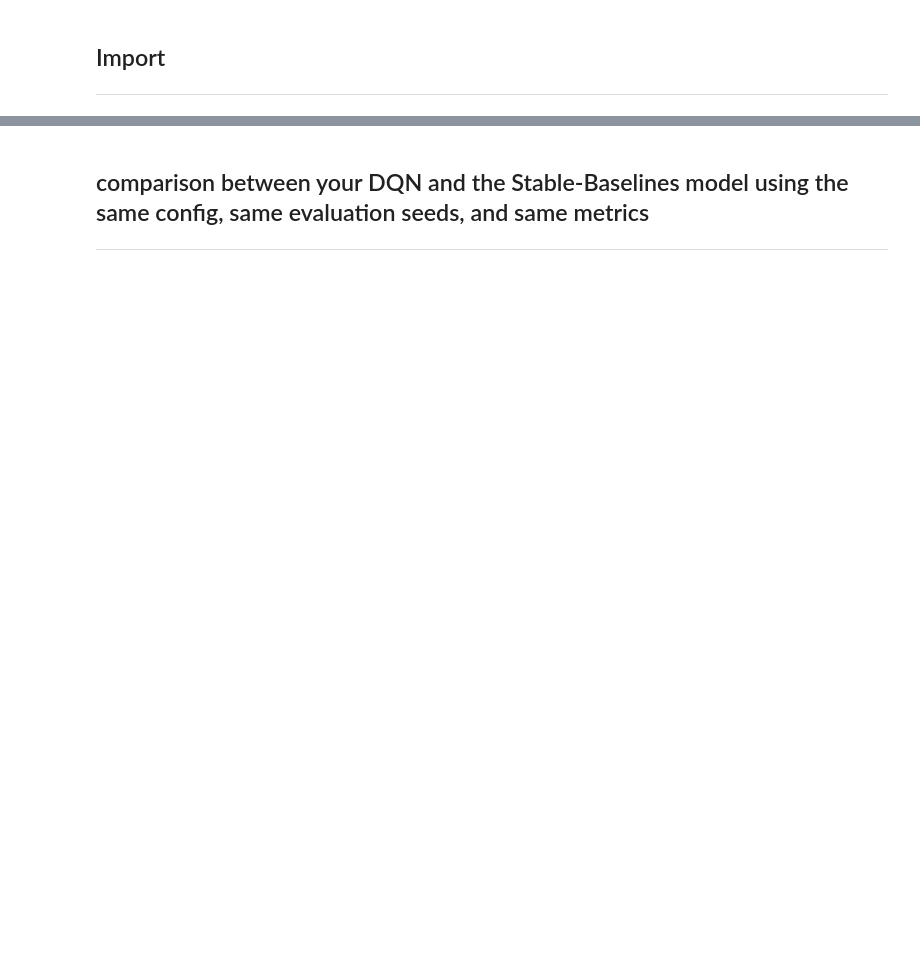
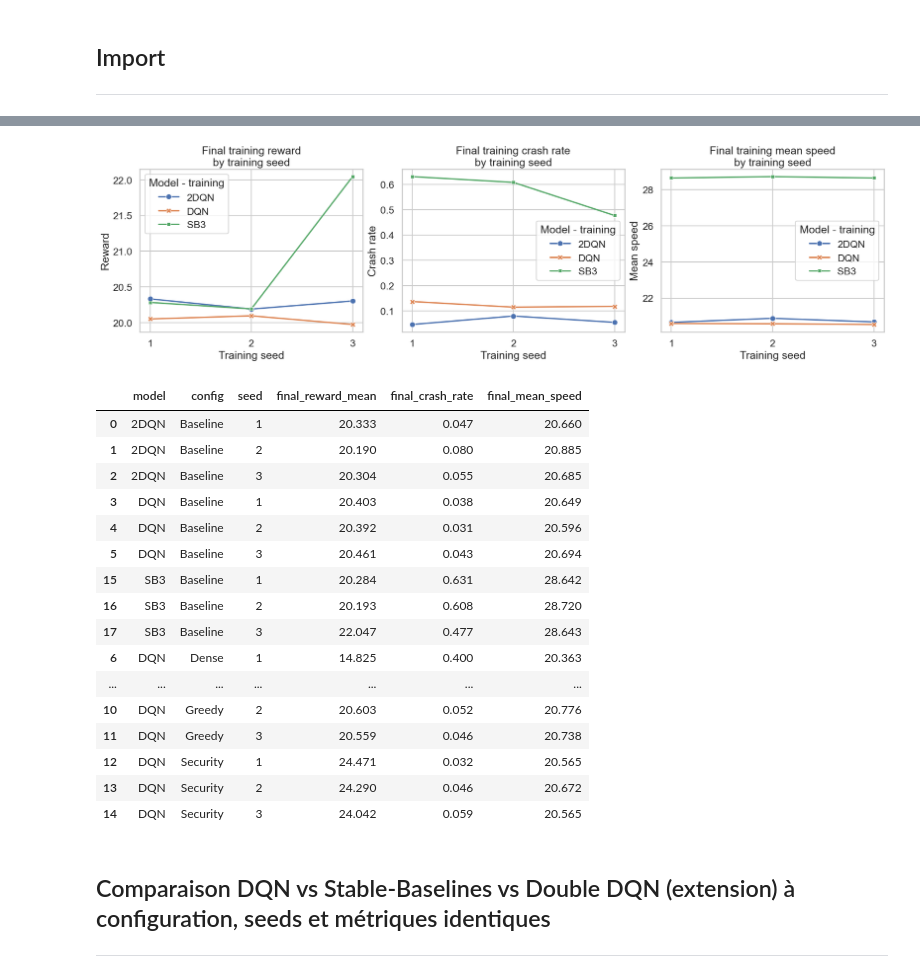
Before and after one commit to Bliights/RL-project, a Jupyter notebook: src/scripts/visualization/RL_project_group4 copy.ipynb, the cells around one changed output, grey strips where cells are left out. Drawn from its saved outputs; the diff is of its cells as text; code cells hidden in the pictures; blank space fills up the shorter version.

```diff
--- a/src/scripts/visualization/RL_project_group4 copy.ipynb
+++ b/src/scripts/visualization/RL_project_group4 copy.ipynb
@@ -319,3 +374,61 @@ display(late_training_summary)
+# %%
+late_training_by_seed = (
+    late_training.groupby(["model", "config", "seed"], as_index=False)
+    .agg(
+        final_reward_mean=("reward", "mean"),
+        final_crash_rate=("crashed", "mean"),
+        final_mean_speed=("mean_speed", "mean"),
+    )
+    .sort_values(["config", "model", "seed"])
+)
+
+fig, axes = plt.subplots(
+    1,
+    3,
+    figsize=(18, 5),
+    constrained_layout=True,
+)
+
+for ax, (metric, title, ylabel) in zip(axes, plot_specs):
+    sns.lineplot(
+        data=late_training_by_seed,
+        x="seed",
+        y=metric,
+        hue="model",
+        style="model",
+        markers=True,
+        errorbar=None,
+        dashes=False,
+        ax=ax,
+    )
+    ax.set_title(title + "\nby training seed")
+    ax.set_xlabel("Training seed")
+    ax.set_ylabel(ylabel)
+    ax.legend(title="Model - training")
+    ax.set_xticks(sorted(late_training_by_seed["seed"].unique()))
+
+plt.show()
+
+display(late_training_by_seed.round(3))
+# %% [output]
+[figure, added]
+|  | model | config | seed | final_reward_mean | final_crash_rate | final_mean_speed |
+| 0 | 2DQN | Baseline | 1 | 20.333 | 0.047 | 20.660 |
+| 1 | 2DQN | Baseline | 2 | 20.190 | 0.080 | 20.885 |
+| 2 | 2DQN | Baseline | 3 | 20.304 | 0.055 | 20.685 |
+| 3 | DQN | Baseline | 1 | 20.403 | 0.038 | 20.649 |
+| 4 | DQN | Baseline | 2 | 20.392 | 0.031 | 20.596 |
+| 5 | DQN | Baseline | 3 | 20.461 | 0.043 | 20.694 |
+| 15 | SB3 | Baseline | 1 | 20.284 | 0.631 | 28.642 |
+| 16 | SB3 | Baseline | 2 | 20.193 | 0.608 | 28.720 |
+| 17 | SB3 | Baseline | 3 | 22.047 | 0.477 | 28.643 |
+| 6 | DQN | Dense | 1 | 14.825 | 0.400 | 20.363 |
+| ... | ... | ... | ... | ... | ... | ... |
+| 10 | DQN | Greedy | 2 | 20.603 | 0.052 | 20.776 |
+| 11 | DQN | Greedy | 3 | 20.559 | 0.046 | 20.738 |
+| 12 | DQN | Security | 1 | 24.471 | 0.032 | 20.565 |
+| 13 | DQN | Security | 2 | 24.290 | 0.046 | 20.672 |
+| 14 | DQN | Security | 3 | 24.042 | 0.059 | 20.565 |
 # %% [markdown]
-## comparison between your DQN and the Stable-Baselines model using the same config, same evaluation seeds, and same metrics
+## Comparaison DQN vs Stable-Baselines vs Double DQN (extension) à configuration, seeds et métriques identiques
 ***
```
Also changed, not shown: parts of 79 cells of this notebook, 7 other files.
